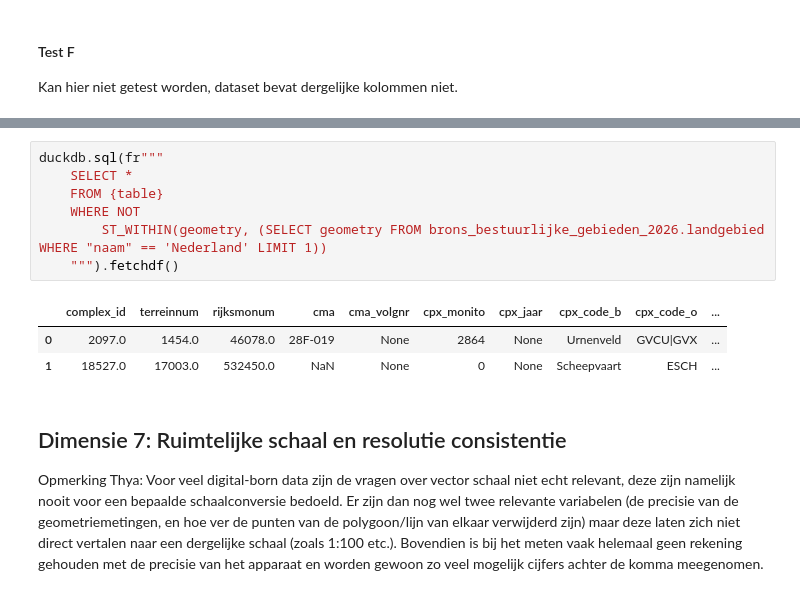
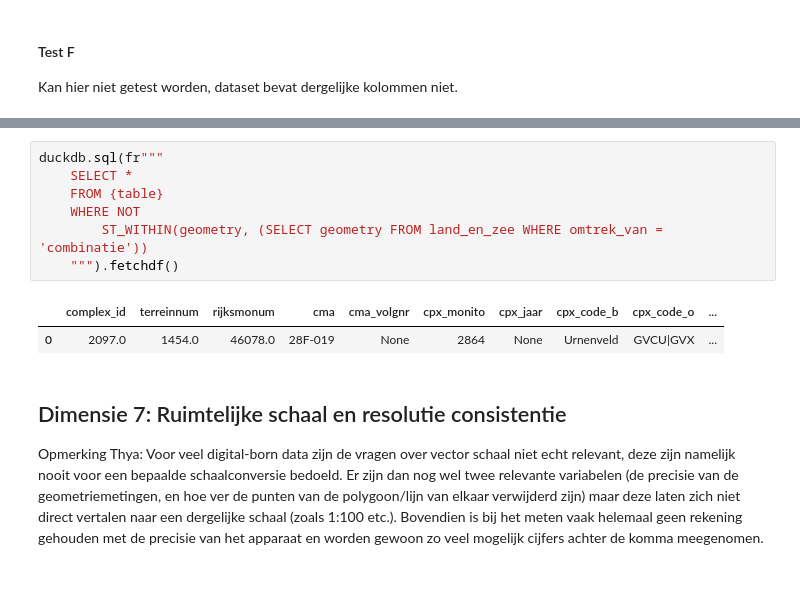
Before and after one commit to ThyavdBerg/RCE_DNANL_B-DK_use_cases, a Jupyter notebook: archeologische_complexen_datakwaliteit.ipynb, the cells around one changed output, grey strips where cells are left out. Cells and saved outputs as stored; diff of their text form.

Commit message:
zeebodem toegevoegd aan test grens Nederland

```diff
--- a/archeologische_complexen_datakwaliteit.ipynb
+++ b/archeologische_complexen_datakwaliteit.ipynb
@@ -1844,14 +1968,13 @@ Test F: Datasets die binnen Nederland zouden moeten liggen, hebben geen geometri
 # %%
 duckdb.sql(fr"""
     SELECT *
     FROM {table}
     WHERE NOT
-        ST_WITHIN(geometry, (SELECT geometry FROM brons_bestuurlijke_gebieden_2026.landgebied WHERE "naam" == 'Nederland' LIMIT 1))
+        ST_WITHIN(geometry, (SELECT geometry FROM land_en_zee WHERE omtrek_van = 'combinatie'))
     """).fetchdf()
 # %% [output]
 |  | complex_id | terreinnum | rijksmonum | cma | cma_volgnr | cpx_monito | cpx_jaar | cpx_code_b | cpx_code_o | ... |
 | 0 | 2097.0 | 1454.0 | 46078.0 | 28F-019 | None | 2864 | None | Urnenveld | GVCU|GVX | ... |
-| 1 | 18527.0 | 17003.0 | 532450.0 | NaN | None | 0 | None | Scheepvaart | ESCH | ... |
 # %% [markdown]
 ## Dimensie 7: Ruimtelijke schaal en resolutie consistentie
 
```
Also changed, not shown: parts of 15 cells of this notebook, 1 other file.
